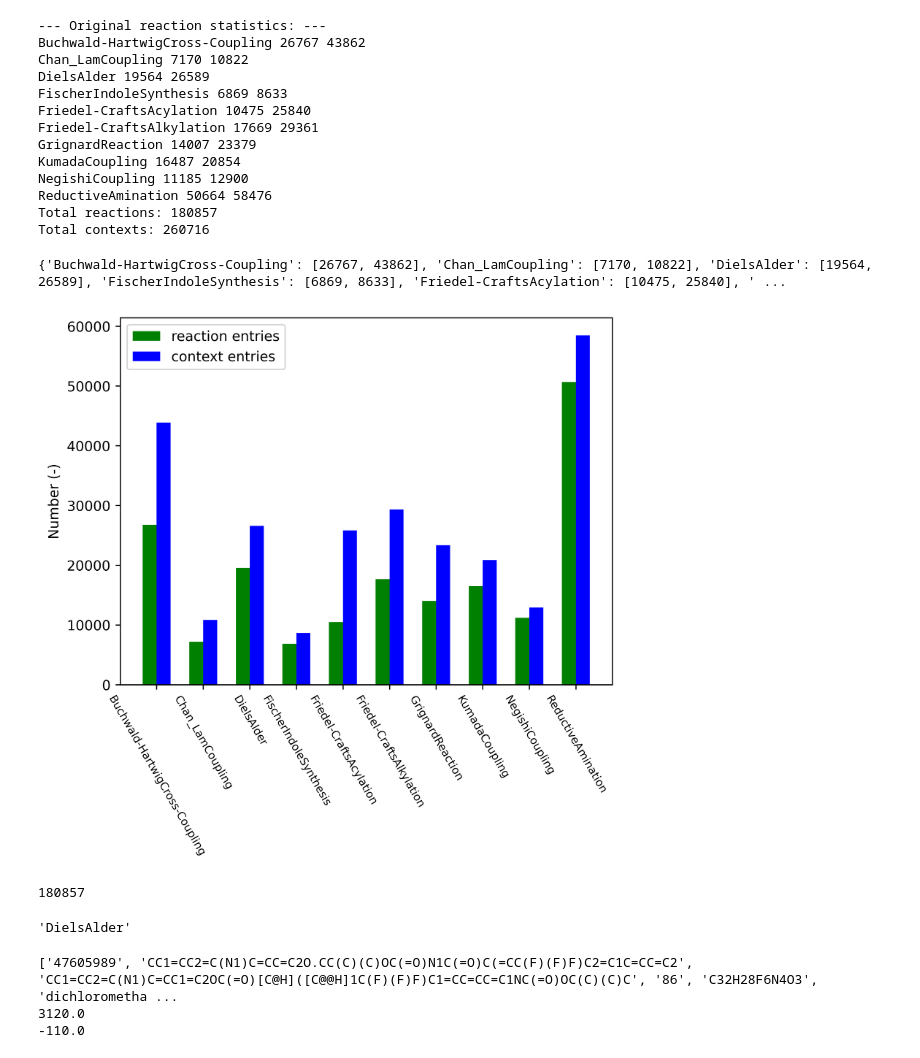
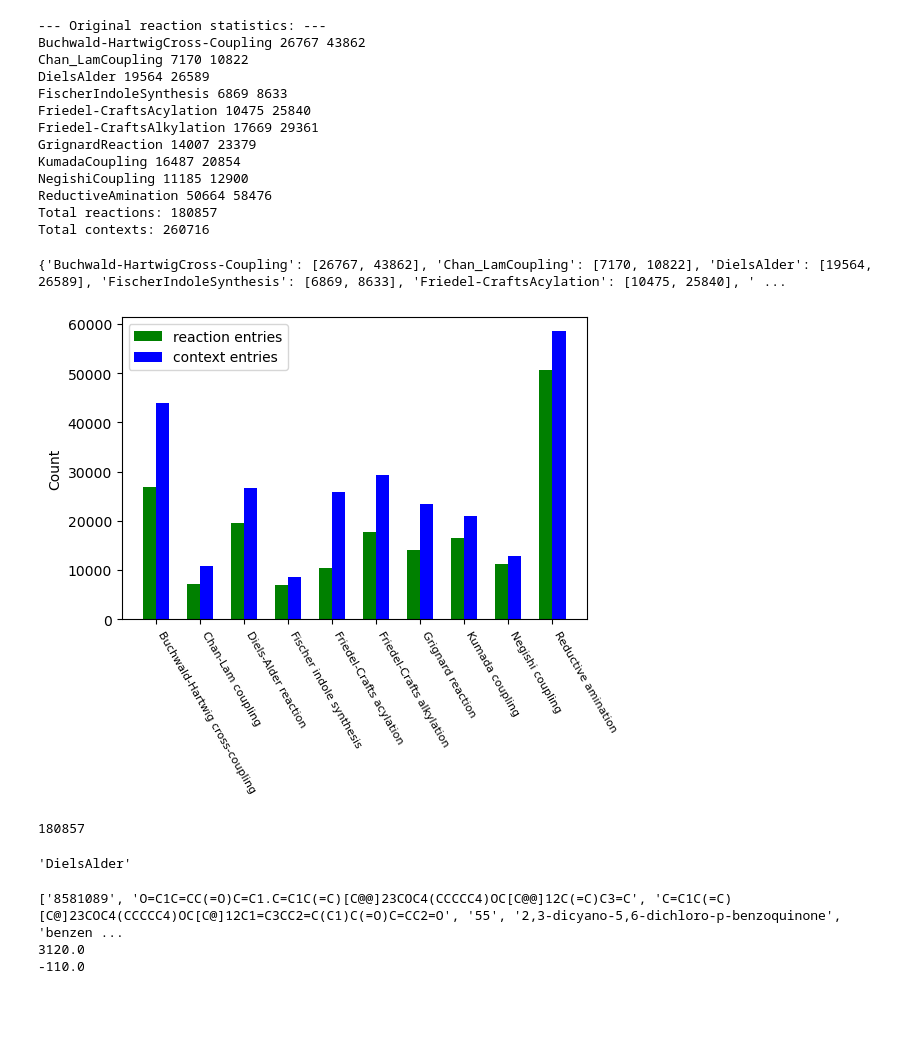
Before and after one commit to Lung-Yi/rxn_yield_context, a Jupyter notebook: analyze_data/data_distribution.ipynb, the cells around one changed output. Drawn from its saved outputs; the diff is of its cells as text; code cells hidden in the pictures; blank space fills up the shorter version.

```diff
--- a/analyze_data/data_distribution.ipynb
+++ b/analyze_data/data_distribution.ipynb
@@ -60,6 +60,8 @@ a = os.listdir(file_path)
 for dir_name in tqdm(dir_names):
     file_path = os.path.join(reaxys_dir, dir_name)
     for i, file_name in enumerate(os.listdir(file_path)):
+        if file_name.endswith(".txt"):
+            continue
         data_path = os.path.join(file_path, file_name)
         if i == 0:
             reaction_set = basic_preprocess(data_path)
@@ -107,33 +109,47 @@ Total contexts: 260716
 # %%
 def reaction_entry(reaction_ids):
     now = '0'
     number = 0
     for id_ in reaction_ids:
         if id_ != now:
             number += 1
             now = id_
     return number
 
-def data_distribution(records, title = ''):
+def data_distribution(records, reaction_name_convert_dict, save_path=None):
     reaction_names, entries = list(zip(*records.items()))
+    reaction_names = [reaction_name_convert_dict[name] for name in reaction_names]
     reaction_entry, context_entry = list(zip(*entries))
     x = np.arange(len(reaction_names))
     width = 0.3
-    plt.figure(dpi = 600)
+    plt.figure(dpi = 100)
     plt.bar(x, reaction_entry, width, color='green', label='reaction entries')
     plt.bar(x + width, context_entry, width, color='blue', label='context entries')
-    plt.xticks(x + width / 2, reaction_names, rotation=-60, ha='center', fontsize=8)
-    plt.ylabel('Number (-)')
-#     plt.title(title)
+    plt.xticks(x + width / 2, reaction_names, rotation=-60, ha='left', fontsize=8)
+    plt.ylabel('Count')
     plt.legend(bbox_to_anchor=(0,1), loc='upper left')
-    plt.show()
+    # plt.show()
+    if save_path:
+        plt.savefig(save_path, format="svg", bbox_inches = "tight")
 
+reaction_name_convert_dict = {
+    "Buchwald-HartwigCross-Coupling": "Buchwald-Hartwig cross-coupling",
+    "Chan_LamCoupling": "Chan-Lam coupling",
+    "DielsAlder": "Diels-Alder reaction",
+    "FischerIndoleSynthesis": "Fischer indole synthesis",
+    "Friedel-CraftsAcylation": "Friedel-Crafts acylation",
+    "Friedel-CraftsAlkylation": "Friedel-Crafts alkylation",
+    "GrignardReaction": "Grignard reaction",
+    "KumadaCoupling": "Kumada coupling",
+    "NegishiCoupling": "Negishi coupling",
+    "ReductiveAmination": "Reductive amination",
+}
 
 print(records)
-data_distribution(records, 'raw data distribution')
+data_distribution(records, reaction_name_convert_dict, '../saved_figures/raw_data_distribution.svg')
 # %% [output]
 {'Buchwald-HartwigCross-Coupling': [26767, 43862], 'Chan_LamCoupling': [7170, 10822], 'DielsAlder': [19564, 26589], 'FischerIndoleSynthesis': [6869, 8633], 'Friedel-CraftsAcylation': [10475, 25840], ' ...
-[figure, old version]
+[figure, new version]
 # %%
 # Prepare a dictionary to search what reaction a Reaction ID belongs to.
 # ['Diels_Alder', 'Hydrolysis', 'Hydrogenation', 'ReductiveAmination','PausonKhandReaction', 'NegishiCouplings']
@@ -155,7 +171,7 @@ def get_txt_data(input_path):
     f.close()
     return data
 
-target_dir = "../data/reaxys_output_local"
+target_dir = "../data/reaxys_output"
 train_data = get_txt_data(os.path.join(os.path.join(target_dir, 'For_second_part_model'), 'Splitted_second_train_labels_processed.txt'))
 validate_data = get_txt_data(os.path.join(os.path.join(target_dir, 'For_second_part_model'), 'Splitted_second_validate_labels_processed.txt'))
 test_data = get_txt_data(os.path.join(os.path.join(target_dir, 'For_second_part_model'), 'Splitted_second_test_labels_processed.txt'))
@@ -182,7 +198,7 @@ _, _, _, _, _, _, test_temperatures = list(zip(*test_processed))
 train_temperatures = [float(t)  for t in train_temperatures if not math.isnan(float(t)) ]
 test_temperatures = [float(t)  for t in test_temperatures if not math.isnan(float(t))]
 # %% [output]
-['47605989', 'CC1=CC2=C(N1)C=CC=C2O.CC(C)(C)OC(=O)N1C(=O)C(=CC(F)(F)F)C2=C1C=CC=C2', 'CC1=CC2=C(N1)C=CC1=C2OC(=O)[C@H]([C@@H]1C(F)(F)F)C1=CC=CC=C1NC(=O)OC(C)(C)C', '86', 'C32H28F6N4O3', 'dichlorometha ...
+['8581089', 'O=C1C=CC(=O)C=C1.C=C1C(=C)[C@@]23COC4(CCCCC4)OC[C@@]12C(=C)C3=C', 'C=C1C(=C)[C@]23COC4(CCCCC4)OC[C@]12C1=C3CC2=C(C1)C(=O)C=CC2=O', '55', '2,3-dicyano-5,6-dichloro-p-benzoquinone', 'benzen ...
 3120.0
 -110.0
 # %%
```
Also changed, not shown: parts of 11 cells of this notebook, 58 other files.
